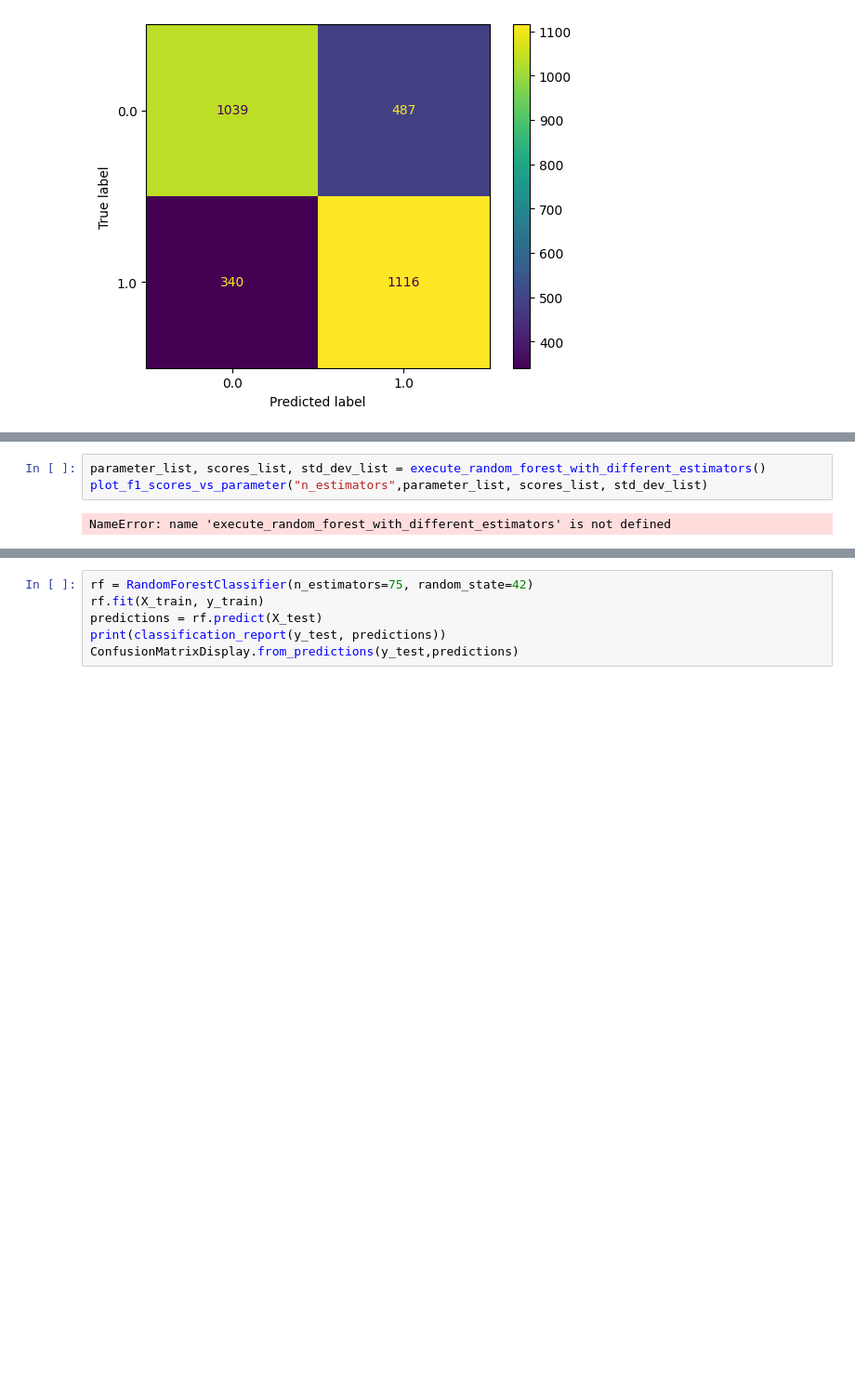
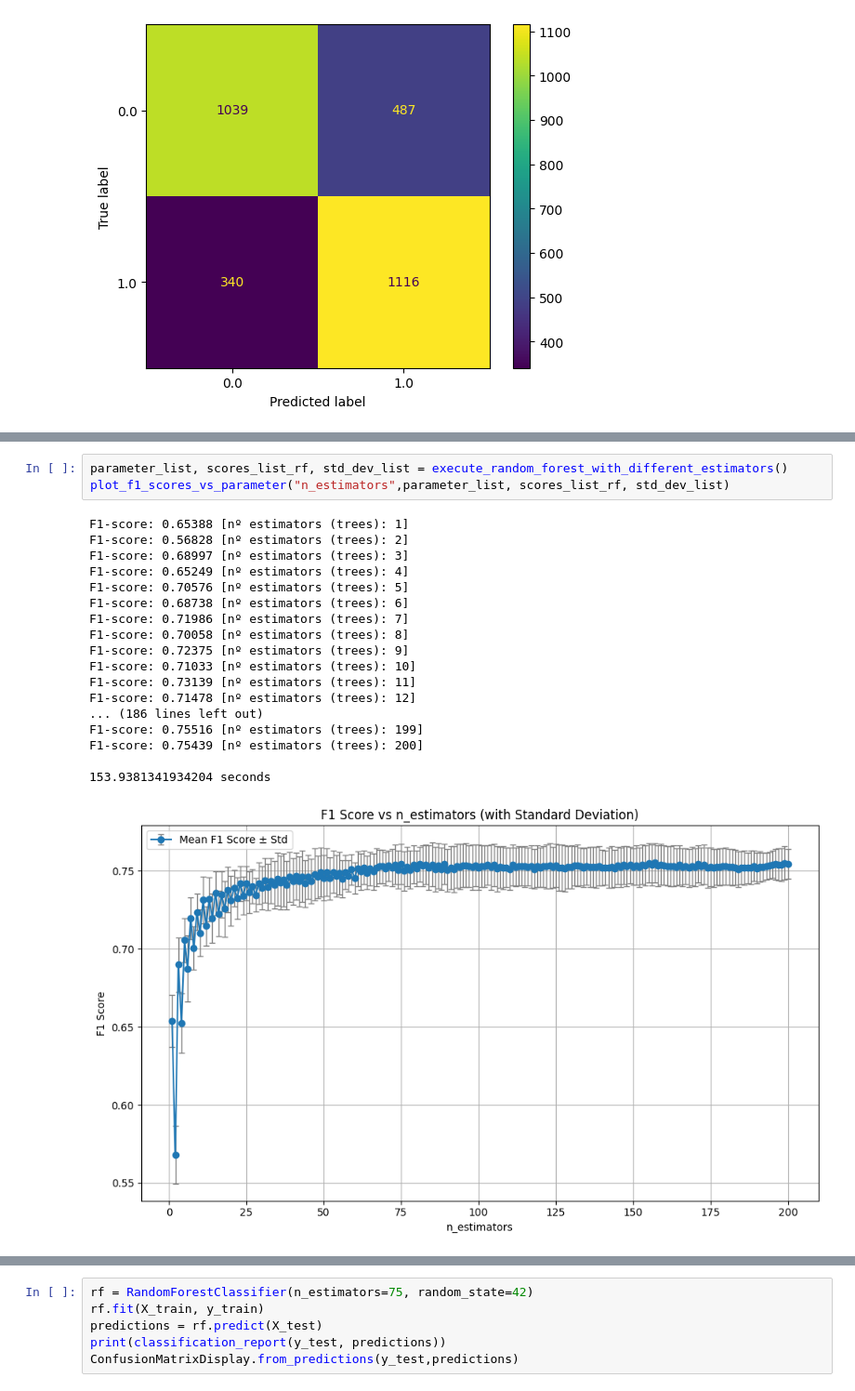
Before and after one commit to yasin281/data-mining-p2, a Jupyter notebook: src/Ensembles.ipynb, the cells around one changed output, grey strips where cells are left out. Shown at 93% size. Cells and saved outputs as stored; diff of their text form; blank space fills up the shorter version.

```diff
--- a/src/Ensembles.ipynb
+++ b/src/Ensembles.ipynb
@@ -212,8 +206,25 @@ F1-score: 0.75439 [nº estimators (trees): 200]
 # %%
-parameter_list, scores_list, std_dev_list = execute_random_forest_with_different_estimators()
-plot_f1_scores_vs_parameter("n_estimators",parameter_list, scores_list, std_dev_list)
+parameter_list, scores_list_rf, std_dev_list = execute_random_forest_with_different_estimators()
+plot_f1_scores_vs_parameter("n_estimators",parameter_list, scores_list_rf, std_dev_list)
 # %% [output]
-NameError: name 'execute_random_forest_with_different_estimators' is not defined
+F1-score: 0.65388 [nº estimators (trees): 1]
+F1-score: 0.56828 [nº estimators (trees): 2]
+F1-score: 0.68997 [nº estimators (trees): 3]
+F1-score: 0.65249 [nº estimators (trees): 4]
+F1-score: 0.70576 [nº estimators (trees): 5]
+F1-score: 0.68738 [nº estimators (trees): 6]
+F1-score: 0.71986 [nº estimators (trees): 7]
+F1-score: 0.70058 [nº estimators (trees): 8]
+F1-score: 0.72375 [nº estimators (trees): 9]
+F1-score: 0.71033 [nº estimators (trees): 10]
+F1-score: 0.73139 [nº estimators (trees): 11]
+F1-score: 0.71478 [nº estimators (trees): 12]
+... (186 lines left out)
+F1-score: 0.75516 [nº estimators (trees): 199]
+F1-score: 0.75439 [nº estimators (trees): 200]
+
+153.9381341934204 seconds
+[figure, added]
 # %%
 #testing statistical difference between n_estimators=75 and n_estimators=200
 rf1 = RandomForestClassifier(n_estimators=200,random_state=42)
```
Also changed, not shown: parts of 41 cells of this notebook.
